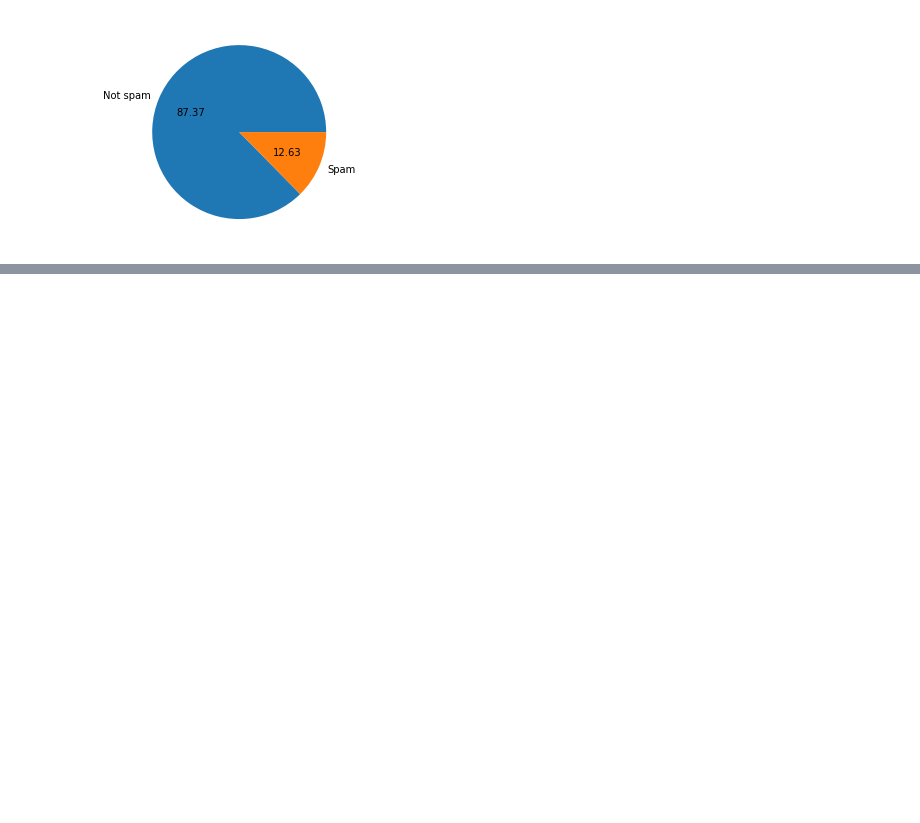
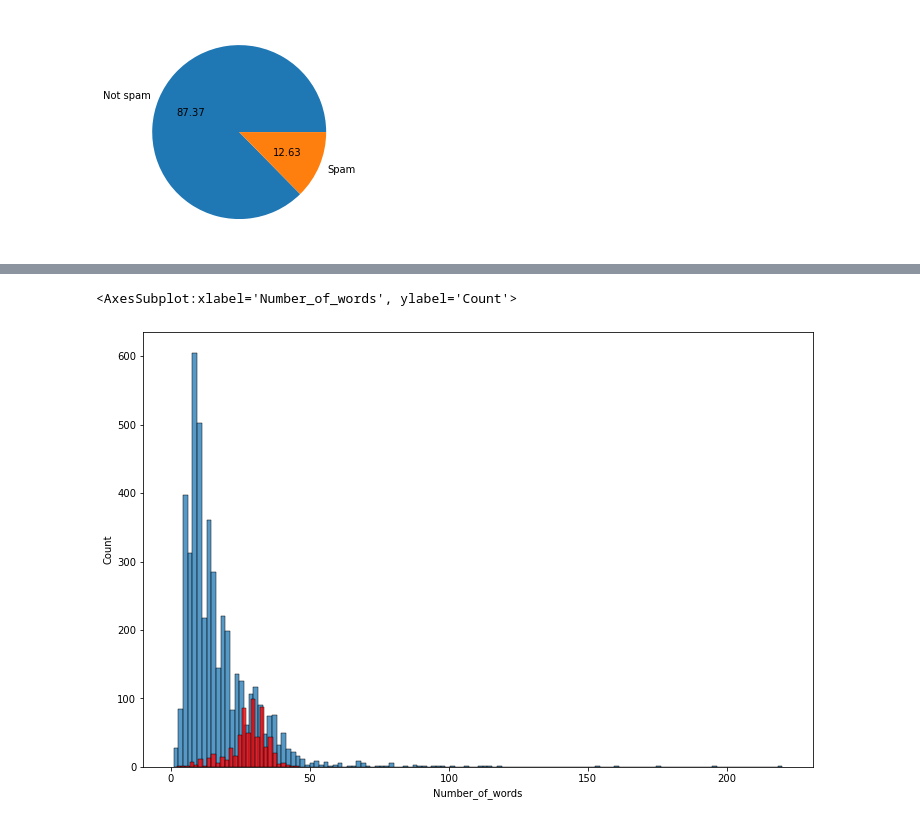
Before and after one commit to Soham2402/Spam_SMS-Email_Classifier, a Jupyter notebook: Email sms classifier.ipynb, the cells around one changed output, grey strips where cells are left out. Drawn from its saved outputs; the diff is of its cells as text; code cells hidden in the pictures; blank space fills up the shorter version.

```diff
--- a/Email sms classifier.ipynb
+++ b/Email sms classifier.ipynb
@@ -135,0 +247,7 @@ plt.show()
+# %%
+plt.figure(figsize = (12,8))
+sns.histplot(df[df['Target'] == 0]['Number_of_words'])
+sns.histplot(df[df['Target'] == 1]['Number_of_words'], color = "red")
+# %% [output]
+<AxesSubplot:xlabel='Number_of_words', ylabel='Count'>
+[figure, added]
```
Also changed, not shown: parts of 19 cells of this notebook.
